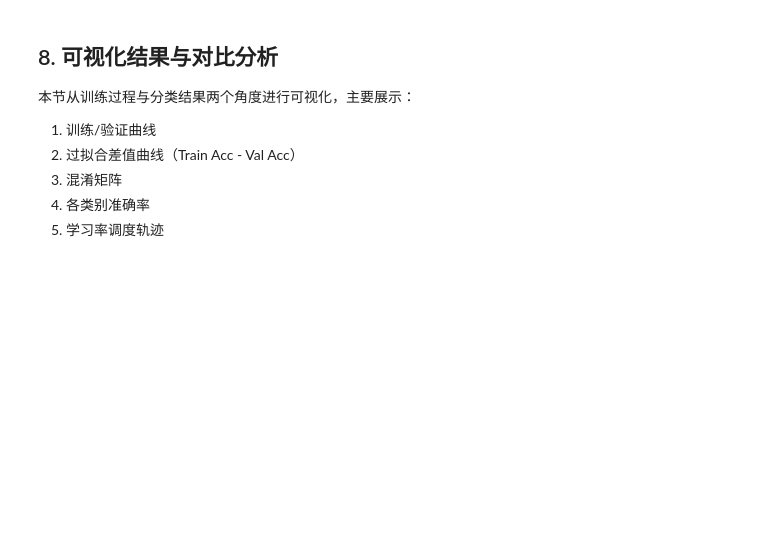
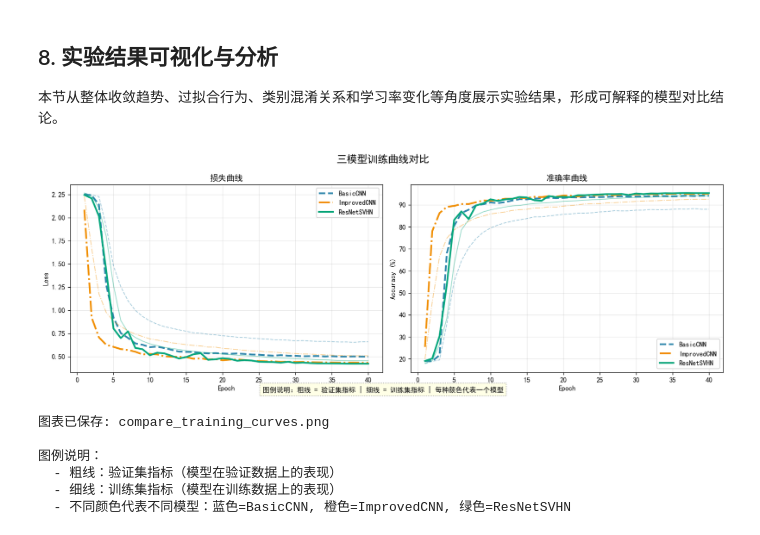
Before and after one commit to SongCheng2026/Sec-homework, a Jupyter notebook: SVHN_CNN_Classification_threemodel.ipynb, the cells around one changed output. Cells and saved outputs as stored; diff of their text form; code cells hidden in the pictures; blank space fills up the shorter version.

```diff
--- a/SVHN_CNN_Classification_threemodel.ipynb
+++ b/SVHN_CNN_Classification_threemodel.ipynb
@@ -301,5 +324,4 @@ for name, m in MODELS_CFG.items():
 # %%
-# 5) 训练与评估通用函数（多模型共用）
 class AverageMeter:
     def __init__(self): self.reset()
     def reset(self):    self.sum = self.count = 0
@@ -309,12 +331,12 @@ class AverageMeter:
 
 
 def batch_accuracy(logits, labels):
-    """计算单个batch的Top-1准确率（百分制）"""
+    """Top-1 batch accuracy (0~100)"""
     return (logits.argmax(1) == labels).float().mean().item() * 100
 
 
 def run_epoch(model, loader, criterion, optimizer=None, device=DEVICE):
-    """通用 epoch 函数：有 optimizer 则训练，否则仅评估。"""
+    """通用 epoch：有 optimizer → 训练；否则 → 评估"""
     training = optimizer is not None
     model.train() if training else model.eval()
     loss_m, acc_m = AverageMeter(), AverageMeter()
@@ -336,7 +358,7 @@ def run_epoch(model, loader, criterion, optimizer=None, device=DEVICE):
 
 
 def evaluate(model, loader, device=DEVICE):
-    """瀹屾暣娴嬭瘯闆嗚瘎浼帮紝杩斿洖 accuracy, preds, labels"""
+    """完整测试集评估，返回 accuracy, preds, labels"""
     model.eval()
     preds_all, labels_all = [], []
     with torch.no_grad():
@@ -349,4 +371,4 @@ def evaluate(model, loader, device=DEVICE):
     return acc, preds_all, labels_all
 
 
-print("璁粌宸ュ叿鍑芥暟灏辩华")
+print("训练工具函数就绪")
@@ -500,48 +552,60 @@ else:
 # %% [markdown]
-## 8. 可视化结果与对比分析
-本节从训练过程与分类结果两个角度进行可视化，主要展示：
-1. 训练/验证曲线
-2. 过拟合差值曲线（Train Acc - Val Acc）
-3. 混淆矩阵
-4. 各类别准确率
-5. 学习率调度轨迹
+## 8. 实验结果可视化与分析
+本节从整体收敛趋势、过拟合行为、类别混淆关系和学习率变化等角度展示实验结果，形成可解释的模型对比结论。
 # %%
-# 8.1 Training/validation curves
+# 8.1 三模型训练曲线对比
 COLORS = {'BasicCNN': '#2E86AB', 'ImprovedCNN': '#F18F01', 'ResNetSVHN': '#06A77D'}
-LSTYLE = {'BasicCNN': '--', 'ImprovedCNN': '-.', 'ResNetSVHN': '-'}
+LSTYLE = {'BasicCNN': '--',      'ImprovedCNN': '-.',      'ResNetSVHN': '-'}
 
 fig, axes = plt.subplots(1, 2, figsize=(14, 5))
-fig.suptitle('Training Curve Comparison', fontsize=15, fontweight='bold')
+fig.suptitle('三模型训练曲线对比', fontsize=15, fontweight='bold')
 
+# 绘制三种模型的训练/验证曲线
 for name, hist in all_histories.items():
     c, ls = COLORS[name], LSTYLE[name]
-    ep = range(1, len(hist['train_loss']) + 1)
+    ep = range(1, len(hist['train_loss'])+1)
+    # 验证集曲线用粗线表示
+    axes[0].plot(ep, hist['val_loss'],  color=c, ls=ls, lw=2.5, label=f'{name} (验证集)')
+    axes[1].plot(ep, hist['val_acc'],   color=c, ls=ls, lw=2.5, label=f'{name} (验证集)')
+    # 训练集曲线用细线表示
+    axes[0].plot(ep, hist['train_loss'],color=c, ls=ls, lw=1.2, alpha=0.4, label=f'{name} (训练集)')
+    axes[1].plot(ep, hist['train_acc'], color=c, ls=ls, lw=1.2, alpha=0.4, label=f'{name} (训练集)')
 
-    axes[0].plot(ep, hist['val_loss'], color=c, ls=ls, lw=2.5, label=f'{name} (val)')
-    axes[1].plot(ep, hist['val_acc'], color=c, ls=ls, lw=2.5, label=f'{name} (val)')
+# 设置坐标轴与标题
+axes[0].set(title='损失曲线', xlabel='Epoch', ylabel='Loss')
+axes[1].set(title='准确率曲线', xlabel='Epoch', ylabel='Accuracy (%)')
 
-    axes[0].plot(ep, hist['train_loss'], color=c, ls=ls, lw=1.2, alpha=0.4, label=f'{name} (train)')
-    axes[1].plot(ep, hist['train_acc'], color=c, ls=ls, lw=1.2, alpha=0.4, label=f'{name} (train)')
-
-axes[0].set(title='Loss', xlabel='Epoch', ylabel='Loss')
-axes[1].set(title='Accuracy', xlabel='Epoch', ylabel='Accuracy (%)')
-
+# 每个子图只保留验证集图例，避免重复信息
 for ax in axes:
+    # 仅保留验证集图例项
     handles, labels = ax.get_legend_handles_labels()
-    valid_idx = [i for i, label in enumerate(labels) if '(val)' in label]
-    ax.legend([handles[i] for i in valid_idx],
-              [labels[i].replace(' (val)', '') for i in valid_idx],
+    # 通过关键词筛选验证集图例
+    valid_idx = [i for i, label in enumerate(labels) if '(验证集)' in label]
+    ax.legend([handles[i] for i in valid_idx], [labels[i].replace(' (验证集)', '') for i in valid_idx],
               loc='best', framealpha=0.9)
     ax.grid(alpha=0.3)
 
+# 在整张图下方添加统一图例
 fig.text(0.5, 0.02,
-         'Light lines are train curves; dark lines are validation curves.',
+         '图例说明：粗线 = 验证集指标 | 细线 = 训练集指标 | 每种颜色代表一个模型',
          ha='center', fontsize=10, style='italic',
          bbox=dict(facecolor='lightyellow', alpha=0.8, edgecolor='gray', linestyle=':'))
 
 plt.tight_layout()
-plt.subplots_adjust(bottom=0.1)
+plt.subplots_adjust(bottom=0.1)  # 为底部说明留出空间
 plt.savefig('compare_training_curves.png', dpi=150, bbox_inches='tight')
 plt.show()
-print('Saved: compare_training_curves.png')
+print("图表已保存: compare_training_curves.png")
+print("\n图例说明：")
+print("  - 粗线：验证集指标（模型在验证数据上的表现）")
+print("  - 细线：训练集指标（模型在训练数据上的表现）")
+print("  - 不同颜色代表不同模型：蓝色=BasicCNN, 橙色=ImprovedCNN, 绿色=ResNetSVHN")
+# %% [output]
+[figure, added]
+图表已保存: compare_training_curves.png
+
+图例说明：
+  - 粗线：验证集指标（模型在验证数据上的表现）
+  - 细线：训练集指标（模型在训练数据上的表现）
+  - 不同颜色代表不同模型：蓝色=BasicCNN, 橙色=ImprovedCNN, 绿色=ResNetSVHN
 # %%
```
Also changed, not shown: parts of 29 cells of this notebook.
